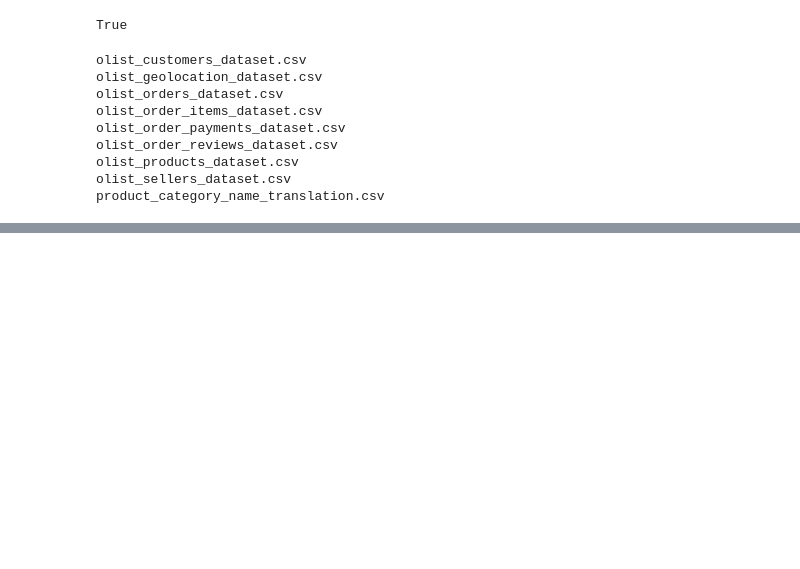
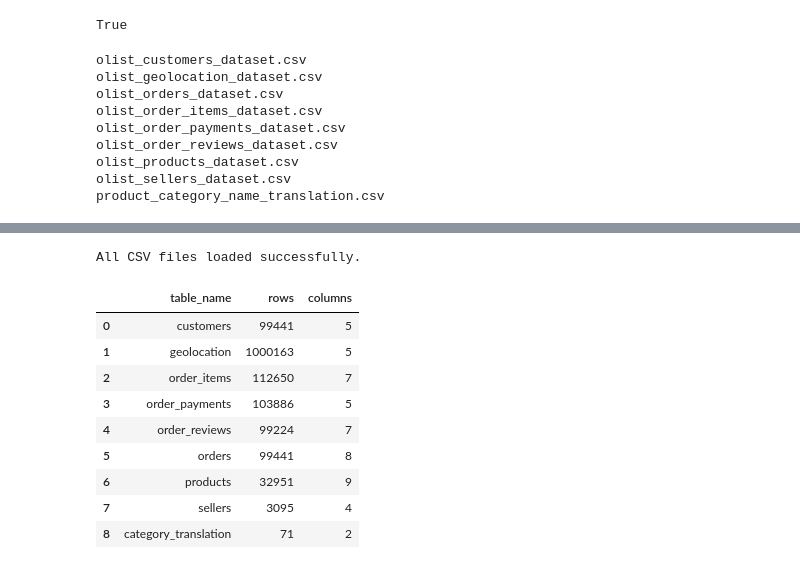
Before and after one commit to mokhan1997/ecommerce-fulfilment-delivery-analysis, a Jupyter notebook: notebooks/01_data_understanding.ipynb, the cells around one changed output, grey strips where cells are left out. Cells and saved outputs as stored; diff of their text form; code cells hidden in the pictures; blank space fills up the shorter version.

```diff
--- a/notebooks/01_data_understanding.ipynb
+++ b/notebooks/01_data_understanding.ipynb
@@ -44,0 +58,56 @@ product_category_name_translation.csv
+# %%
+# Load each CSV file into a pandas dataframe
+
+customers = pd.read_csv(raw_data_path / "olist_customers_dataset.csv")
+geolocation = pd.read_csv(raw_data_path / "olist_geolocation_dataset.csv")
+order_items = pd.read_csv(raw_data_path / "olist_order_items_dataset.csv")
+order_payments = pd.read_csv(raw_data_path / "olist_order_payments_dataset.csv")
+order_reviews = pd.read_csv(raw_data_path / "olist_order_reviews_dataset.csv")
+orders = pd.read_csv(raw_data_path / "olist_orders_dataset.csv")
+products = pd.read_csv(raw_data_path / "olist_products_dataset.csv")
+sellers = pd.read_csv(raw_data_path / "olist_sellers_dataset.csv")
+category_translation = pd.read_csv(raw_data_path / "product_category_name_translation.csv")
+
+print("All CSV files loaded successfully.")
+# %% [output]
+All CSV files loaded successfully.
+# %%
+# Create a dictionary to store all dataframes in one place
+
+datasets = {
+    "customers": customers,
+    "geolocation": geolocation,
+    "order_items": order_items,
+    "order_payments": order_payments,
+    "order_reviews": order_reviews,
+    "orders": orders,
+    "products": products,
+    "sellers": sellers,
+    "category_translation": category_translation
+}
+
+# Create a summary table showing rows and columns for each dataset
+
+summary = []
+
+for name, df in datasets.items():
+    summary.append({
+        "table_name": name,
+        "rows": df.shape[0],
+        "columns": df.shape[1]
+    })
+
+summary_df = pd.DataFrame(summary)
+
+summary_df
+# %% [output]
+|  | table_name | rows | columns |
+| 0 | customers | 99441 | 5 |
+| 1 | geolocation | 1000163 | 5 |
+| 2 | order_items | 112650 | 7 |
+| 3 | order_payments | 103886 | 5 |
+| 4 | order_reviews | 99224 | 7 |
+| 5 | orders | 99441 | 8 |
+| 6 | products | 32951 | 9 |
+| 7 | sellers | 3095 | 4 |
+| 8 | category_translation | 71 | 2 |
```
Also changed, not shown: parts of 4 cells of this notebook.
